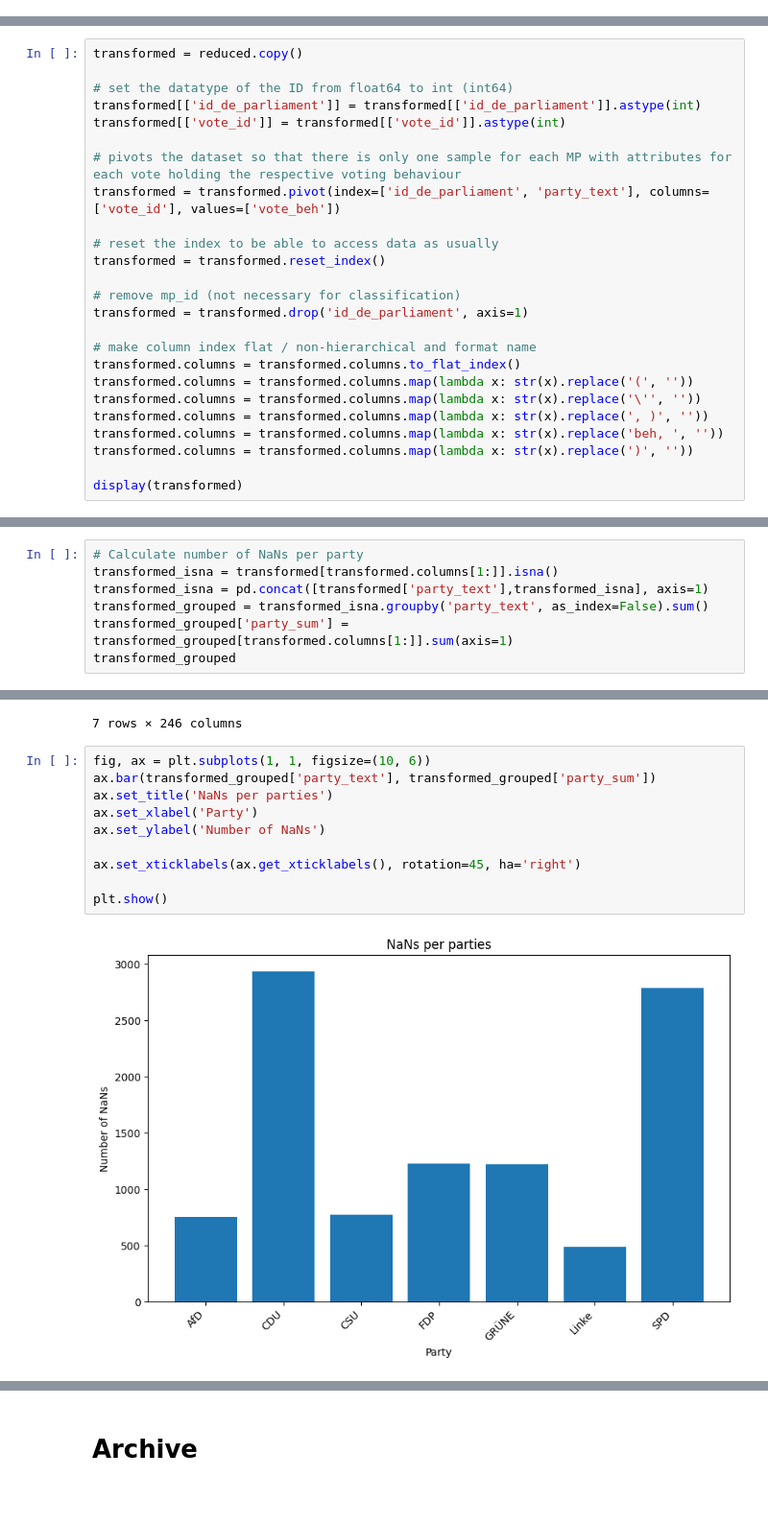
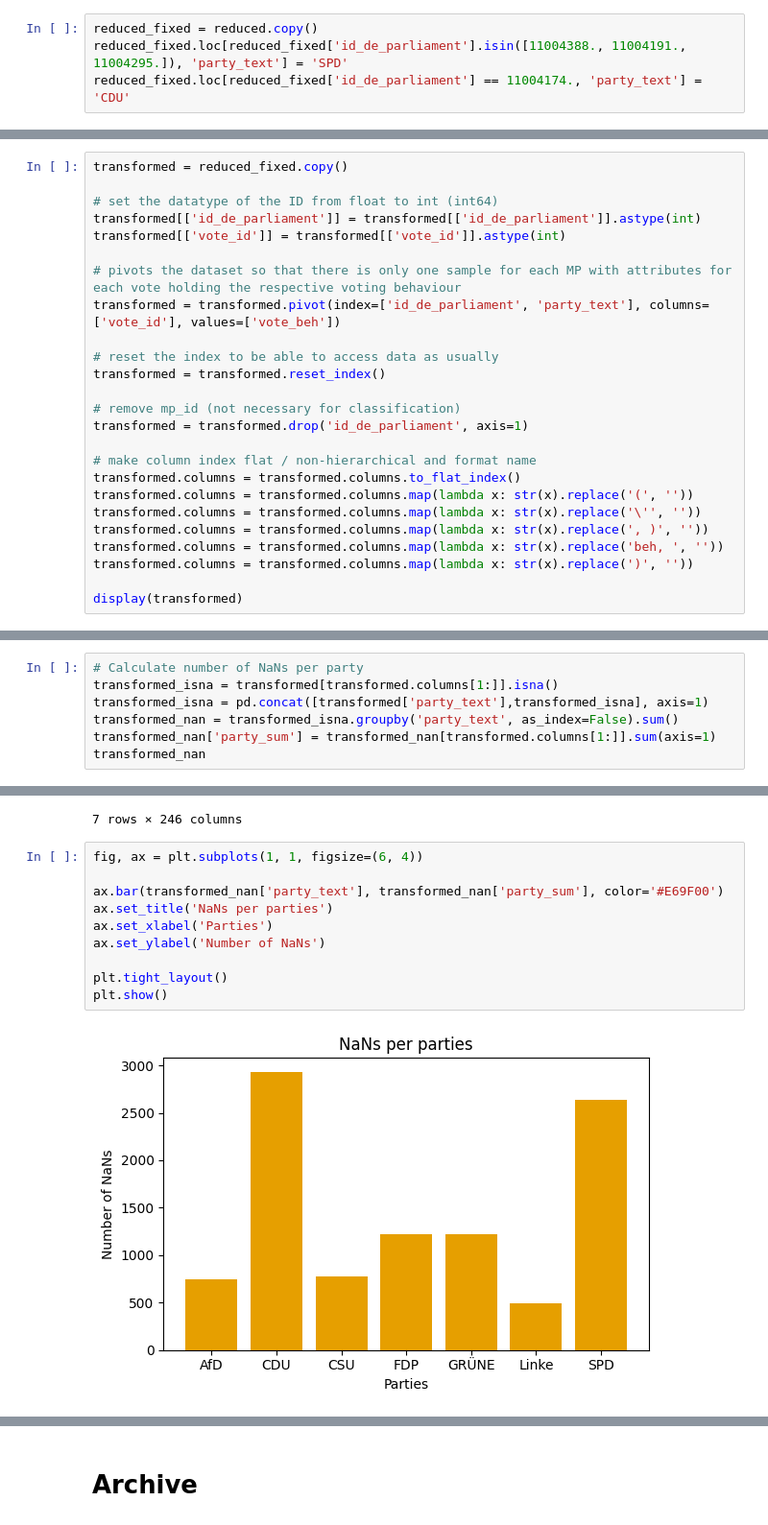
Before and after one commit to mograev/btvote, a Jupyter notebook: notebooks/0-data-understanding.ipynb, the cells around one changed output, grey strips where cells are left out. Shown at 96% size. Saved outputs shown, nothing was run; the diff lists cells and outputs as text; blank space fills up the shorter version.

```diff
--- a/notebooks/0-data-understanding.ipynb
+++ b/notebooks/0-data-understanding.ipynb
@@ -100,2 +174,6 @@ display(reduced)
+# %%
+reduced_fixed = reduced.copy()
+reduced_fixed.loc[reduced_fixed['id_de_parliament'].isin([11004388., 11004191., 11004295.]), 'party_text'] = 'SPD'
+reduced_fixed.loc[reduced_fixed['id_de_parliament'] == 11004174., 'party_text'] = 'CDU'
 # %% [markdown]
 ## Distribution of voting behavior
@@ -138,9 +201,9 @@ reduced = reduced[reduced['party_text']!='']
 # %% [markdown]
 ## Transform dataset
 # %%
-transformed = reduced.copy()
+transformed = reduced_fixed.copy()
 
-# set the datatype of the ID from float64 to int (int64)
+# set the datatype of the ID from float to int (int64)
 transformed[['id_de_parliament']] = transformed[['id_de_parliament']].astype(int)
 transformed[['vote_id']] = transformed[['vote_id']].astype(int)
 
@@ -195,9 +258,9 @@ NaNs per party:
 # Calculate number of NaNs per party
 transformed_isna = transformed[transformed.columns[1:]].isna()
 transformed_isna = pd.concat([transformed['party_text'],transformed_isna], axis=1)
-transformed_grouped = transformed_isna.groupby('party_text', as_index=False).sum()
-transformed_grouped['party_sum'] = transformed_grouped[transformed.columns[1:]].sum(axis=1)
-transformed_grouped
+transformed_nan = transformed_isna.groupby('party_text', as_index=False).sum()
+transformed_nan['party_sum'] = transformed_nan[transformed.columns[1:]].sum(axis=1)
+transformed_nan
 # %% [output]
 |  | party_text | vote_19001 | vote_19002 | vote_19003 | vote_19004 | vote_19005 | vote_19006 | vote_19007 | ... |
 | 0 | AfD | 1 | 1 | 1 | 1 | 1 | 1 | 1 | ... |
@@ -209,15 +272,15 @@ transformed_grouped
 | 6 | SPD | 10 | 10 | 10 | 10 | 10 | 10 | 10 | ... |
 7 rows × 246 columns
 # %%
-fig, ax = plt.subplots(1, 1, figsize=(10, 6))
-ax.bar(transformed_grouped['party_text'], transformed_grouped['party_sum'])
+fig, ax = plt.subplots(1, 1, figsize=(6, 4))
+
+ax.bar(transformed_nan['party_text'], transformed_nan['party_sum'], color='#E69F00')
 ax.set_title('NaNs per parties')
-ax.set_xlabel('Party')
+ax.set_xlabel('Parties')
 ax.set_ylabel('Number of NaNs')
 
-ax.set_xticklabels(ax.get_xticklabels(), rotation=45, ha='right')
-
+plt.tight_layout()
 plt.show()
 # %% [output]
-[figure, old version]
+[figure, new version]
 # %% [markdown]
```
Also changed, not shown: parts of 30 cells of this notebook, 3 other files.
